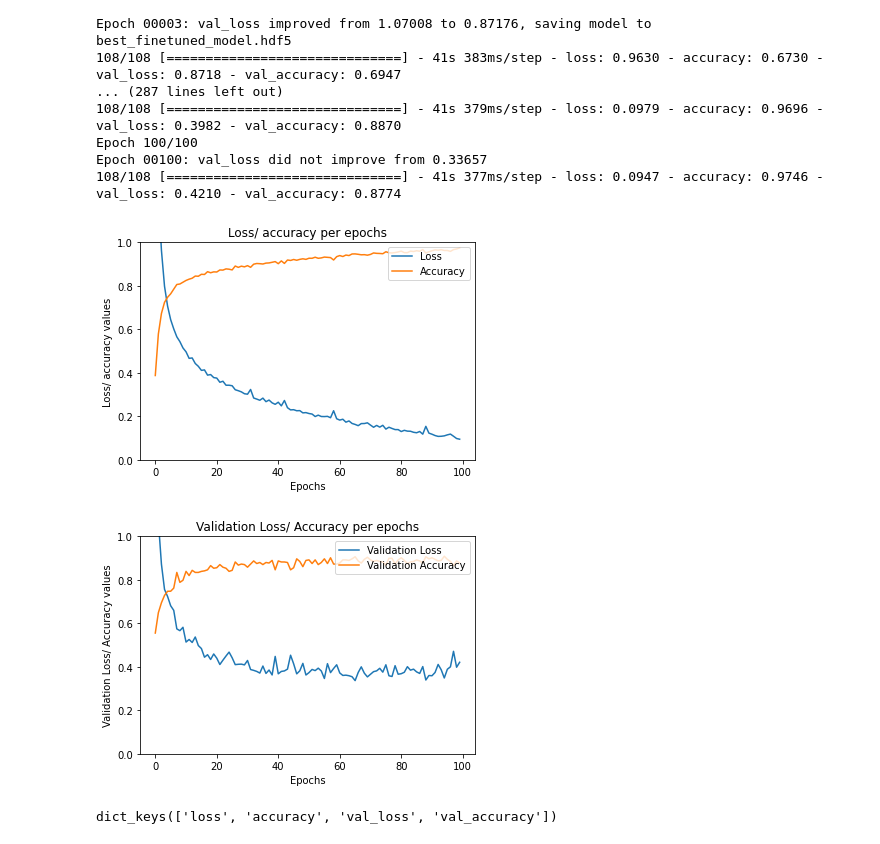
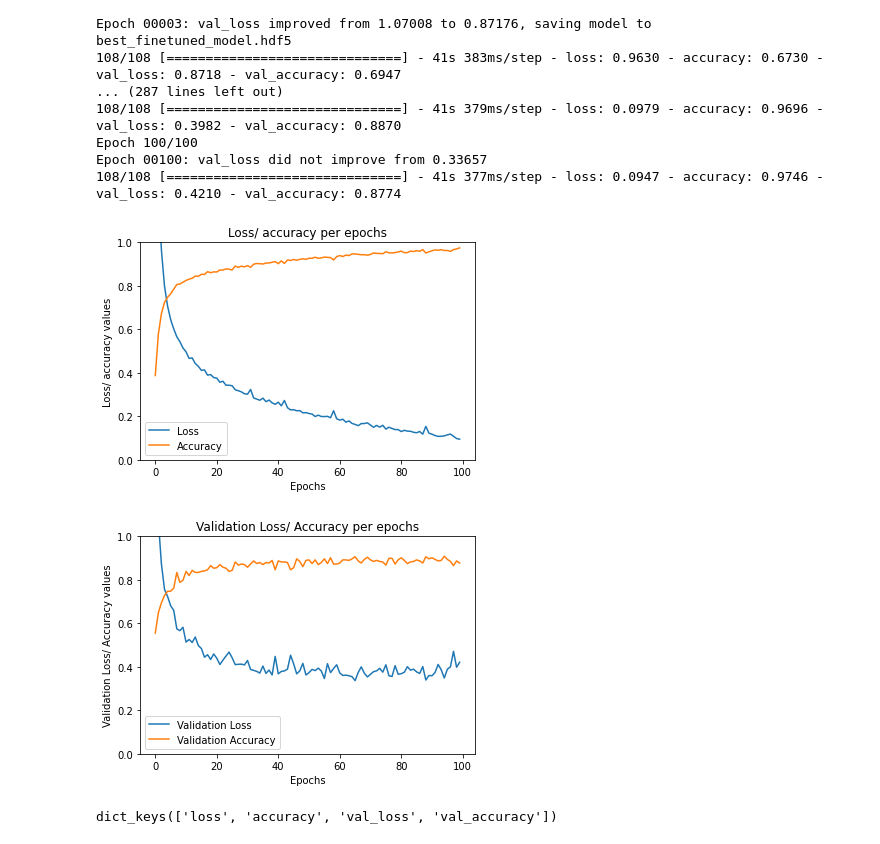
Before and after one commit to infoshareacademy/jdsz5-outdated, a Jupyter notebook: dl/dl_projekt_notatnik_maciek.ipynb, the cells around one changed output. Saved outputs shown, nothing was run; the diff lists cells and outputs as text; code cells hidden in the pictures.

```diff
--- a/dl/dl_projekt_notatnik_maciek.ipynb
+++ b/dl/dl_projekt_notatnik_maciek.ipynb
@@ -221,25 +221,25 @@ Epoch 00100: val_loss did not improve from 0.33657
 plt.plot(history.history["loss"], label = 'Loss')
 plt.plot(history.history['accuracy'], label = 'Accuracy')
 plt.ylim(0, 1)
-plt.legend(loc = 'upper right')
+plt.legend(loc = 'lower left')
 plt.title("Loss/ accuracy per epochs")
 plt.ylabel('Loss/ accuracy values')
 plt.xlabel('Epochs')
 plt.show()
 # %% [output]
-[figure, old version]
+[figure, new version]
 # %%
 #wykres zmian wartości loss, accuracy  poprzez epoki
 plt.plot(history.history["val_loss"], label = 'Validation Loss')
 plt.plot(history.history['val_accuracy'], label = 'Validation Accuracy')
 plt.ylim(0, 1)
-plt.legend(loc = 'upper right')
+plt.legend(loc = 'lower left')
 plt.title("Validation Loss/ Accuracy per epochs")
 plt.ylabel('Validation Loss/ Accuracy values')
 plt.xlabel('Epochs')
 plt.show()
 # %% [output]
-[figure, old version]
+[figure, new version]
 # %%
 history.history.keys()
 # %% [output]
```
